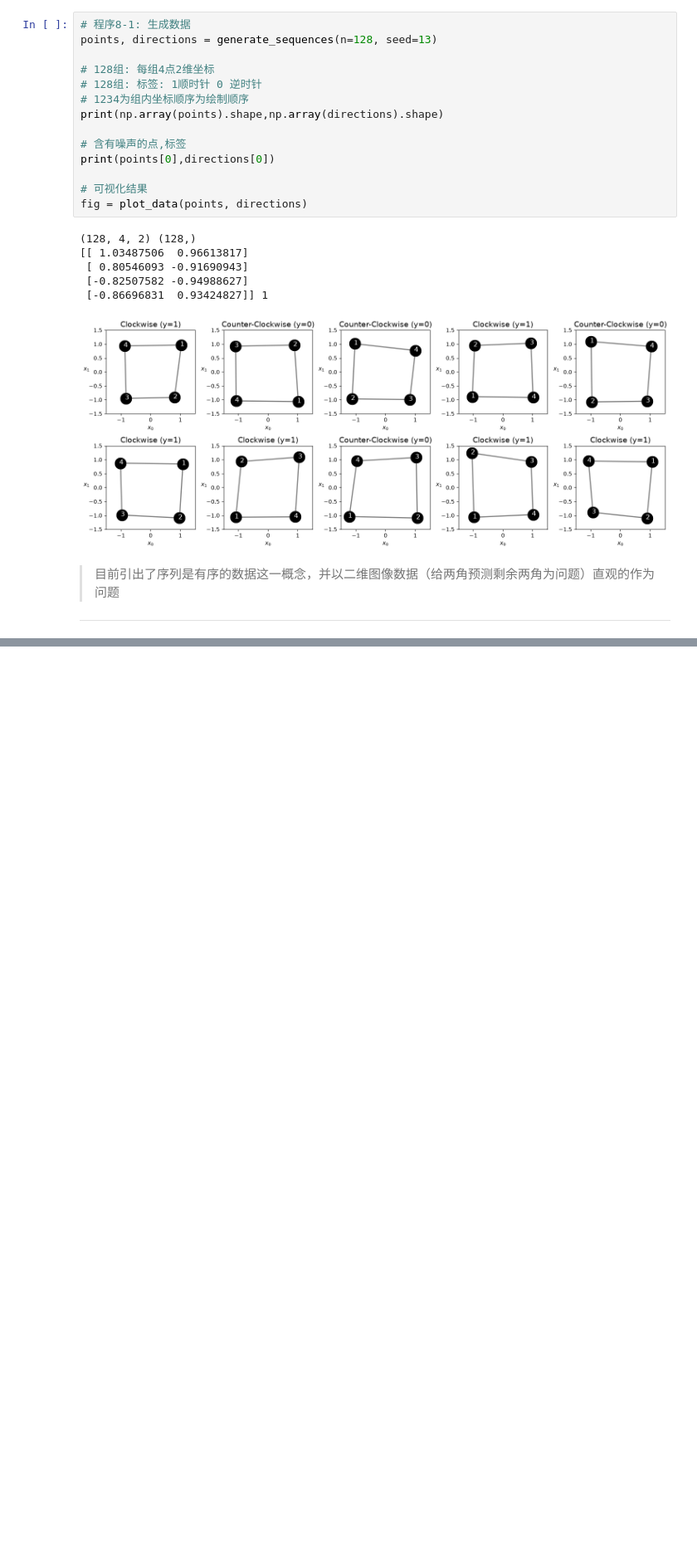
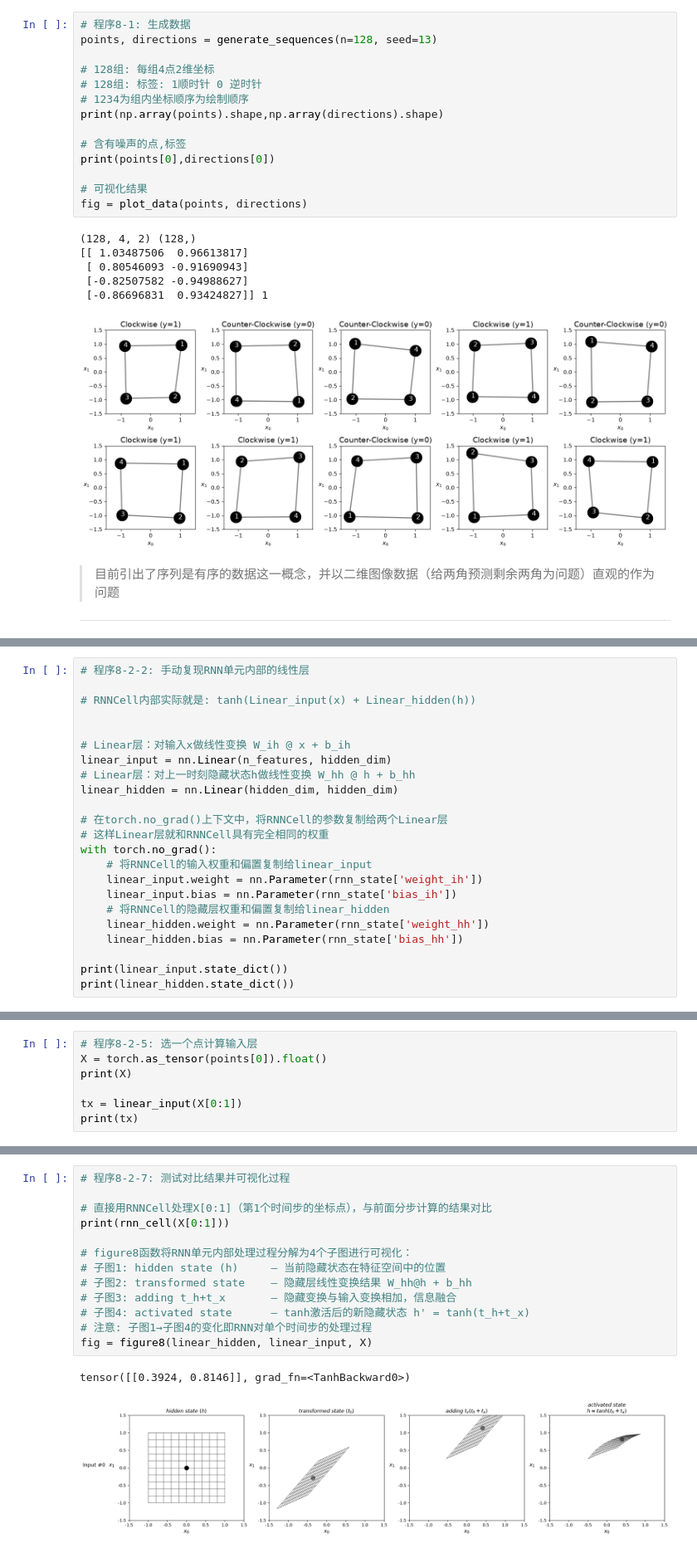
Before and after one commit to jhonprice/PyTorchStepByStep, a Jupyter notebook: Ch08Test.ipynb, the cells around one changed output, grey strips where cells are left out. Shown at 83% size. Cells and saved outputs as stored; diff of their text form; blank space fills up the shorter version.

```diff
--- a/Ch08Test.ipynb
+++ b/Ch08Test.ipynb
@@ -68,0 +151,23 @@ fig = plot_data(points, directions)
+# %%
+# 程序8-2-2: 手动复现RNN单元内部的线性层
+
+# RNNCell内部实际就是: tanh(Linear_input(x) + Linear_hidden(h))
+
+
+# Linear层：对输入x做线性变换 W_ih @ x + b_ih
+linear_input = nn.Linear(n_features, hidden_dim)
+# Linear层：对上一时刻隐藏状态h做线性变换 W_hh @ h + b_hh
+linear_hidden = nn.Linear(hidden_dim, hidden_dim)
+
+# 在torch.no_grad()上下文中，将RNNCell的参数复制给两个Linear层
+# 这样Linear层就和RNNCell具有完全相同的权重
+with torch.no_grad():
+    # 将RNNCell的输入权重和偏置复制给linear_input
+    linear_input.weight = nn.Parameter(rnn_state['weight_ih'])
+    linear_input.bias = nn.Parameter(rnn_state['bias_ih'])
+    # 将RNNCell的隐藏层权重和偏置复制给linear_hidden
+    linear_hidden.weight = nn.Parameter(rnn_state['weight_hh'])
+    linear_hidden.bias = nn.Parameter(rnn_state['bias_hh'])
+
+print(linear_input.state_dict())
+print(linear_hidden.state_dict())
@@ -68,0 +193,7 @@ fig = plot_data(points, directions)
+# %%
+# 程序8-2-5: 选一个点计算输入层
+X = torch.as_tensor(points[0]).float()
+print(X)
+
+tx = linear_input(X[0:1])
+print(tx)
@@ -68,0 +217,16 @@ fig = plot_data(points, directions)
+# %%
+# 程序8-2-7: 测试对比结果并可视化过程
+
+# 直接用RNNCell处理X[0:1]（第1个时间步的坐标点），与前面分步计算的结果对比
+print(rnn_cell(X[0:1]))
+
+# figure8函数将RNN单元内部处理过程分解为4个子图进行可视化：
+# 子图1: hidden state (h)     — 当前隐藏状态在特征空间中的位置
+# 子图2: transformed state    — 隐藏层线性变换结果 W_hh@h + b_hh
+# 子图3: adding t_h+t_x       — 隐藏变换与输入变换相加，信息融合
+# 子图4: activated state      — tanh激活后的新隐藏状态 h' = tanh(t_h+t_x)
+# 注意: 子图1→子图4的变化即RNN对单个时间步的处理过程
+fig = figure8(linear_hidden, linear_input, X)
+# %% [output]
+tensor([[0.3924, 0.8146]], grad_fn=<TanhBackward0>)
+[figure, added]
```
Also changed, not shown: parts of 13 cells of this notebook.
